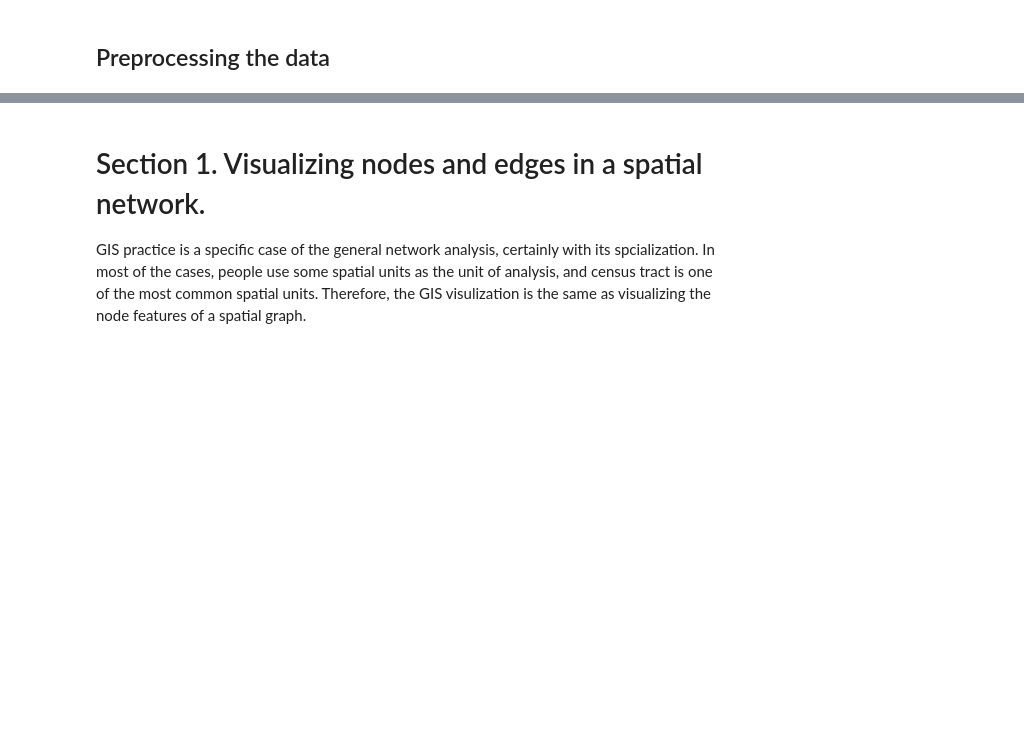
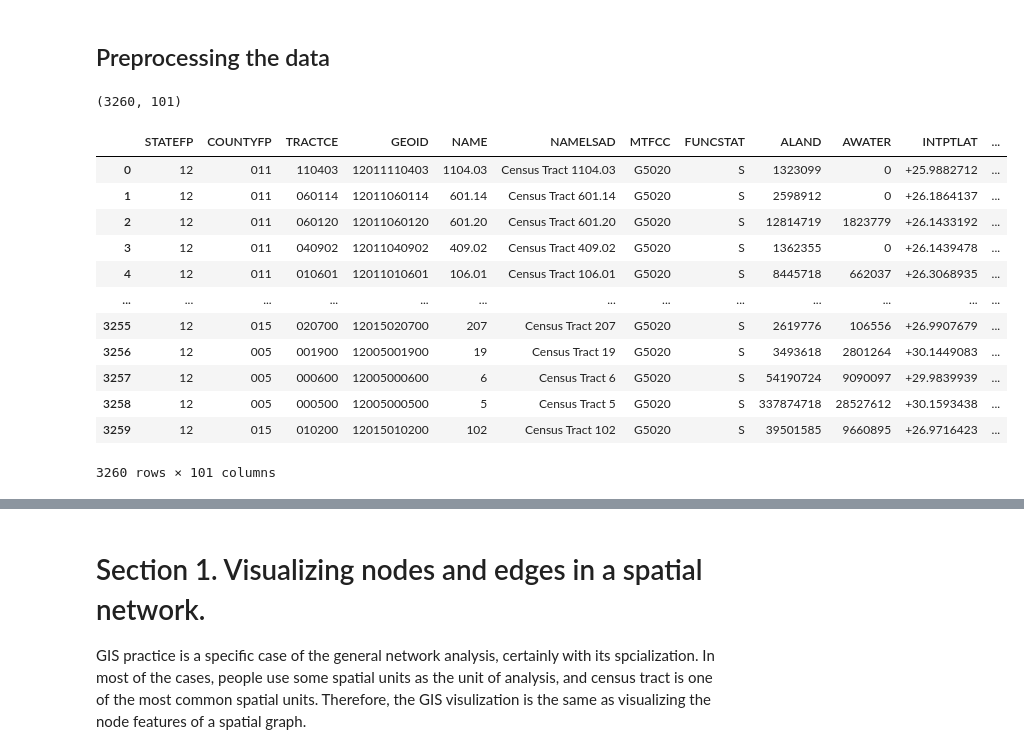
Before and after one commit to zhengrongfei/UF_RESEARCH, a Jupyter notebook: script examples/GeoPandas.ipynb, the cells around one changed output, grey strips where cells are left out. Saved outputs shown, nothing was run; the diff lists cells and outputs as text; code cells hidden in the pictures; blank space fills up the shorter version.

```diff
--- a/script examples/GeoPandas.ipynb
+++ b/script examples/GeoPandas.ipynb
@@ -66,7 +78,7 @@ florida_shapefile['GEOID'] = florida_shapefile.GEOID.astype('int64')
 # combine the dataframe with the shapefile.
 # Note that it is important to choose how - e.g., inner, right, left, etc. Here I choose 'left' for teaching purposes.
 df_shp = florida_shapefile.merge(df,
-                                 how = 'left',
+                                 how = 'inner',
                                  left_on = 'GEOID',
                                  right_on = 'full_ct_fips')
 # %%
@@ -74,3 +86,5 @@ df_shp = florida_shapefile.merge(df,
 # It combines the census data set and the shapefile.
 df_shp.shape
 # 101 = 88 + 13
+# %% [output]
+(3260, 101)
@@ -81,2 +91,19 @@ pip install openpyxl
+# %%
+df_shp = df_shp[df_shp['property_value_median'] != 0]
+df_shp
+# %% [output]
+|  | STATEFP | COUNTYFP | TRACTCE | GEOID | NAME | NAMELSAD | MTFCC | FUNCSTAT | ALAND | AWATER | INTPTLAT | ... |
+| 0 | 12 | 011 | 110403 | 12011110403 | 1104.03 | Census Tract 1104.03 | G5020 | S | 1323099 | 0 | +25.9882712 | ... |
+| 1 | 12 | 011 | 060114 | 12011060114 | 601.14 | Census Tract 601.14 | G5020 | S | 2598912 | 0 | +26.1864137 | ... |
+| 2 | 12 | 011 | 060120 | 12011060120 | 601.20 | Census Tract 601.20 | G5020 | S | 12814719 | 1823779 | +26.1433192 | ... |
+| 3 | 12 | 011 | 040902 | 12011040902 | 409.02 | Census Tract 409.02 | G5020 | S | 1362355 | 0 | +26.1439478 | ... |
+| 4 | 12 | 011 | 010601 | 12011010601 | 106.01 | Census Tract 106.01 | G5020 | S | 8445718 | 662037 | +26.3068935 | ... |
+| ... | ... | ... | ... | ... | ... | ... | ... | ... | ... | ... | ... | ... |
+| 3255 | 12 | 015 | 020700 | 12015020700 | 207 | Census Tract 207 | G5020 | S | 2619776 | 106556 | +26.9907679 | ... |
+| 3256 | 12 | 005 | 001900 | 12005001900 | 19 | Census Tract 19 | G5020 | S | 3493618 | 2801264 | +30.1449083 | ... |
+| 3257 | 12 | 005 | 000600 | 12005000600 | 6 | Census Tract 6 | G5020 | S | 54190724 | 9090097 | +29.9839939 | ... |
+| 3258 | 12 | 005 | 000500 | 12005000500 | 5 | Census Tract 5 | G5020 | S | 337874718 | 28527612 | +30.1593438 | ... |
+| 3259 | 12 | 015 | 010200 | 12015010200 | 102 | Census Tract 102 | G5020 | S | 39501585 | 9660895 | +26.9716423 | ... |
+3260 rows × 101 columns
 # %%
 df_shp['geometry']
```
Also changed, not shown: parts of 22 cells of this notebook, 15 other files.
